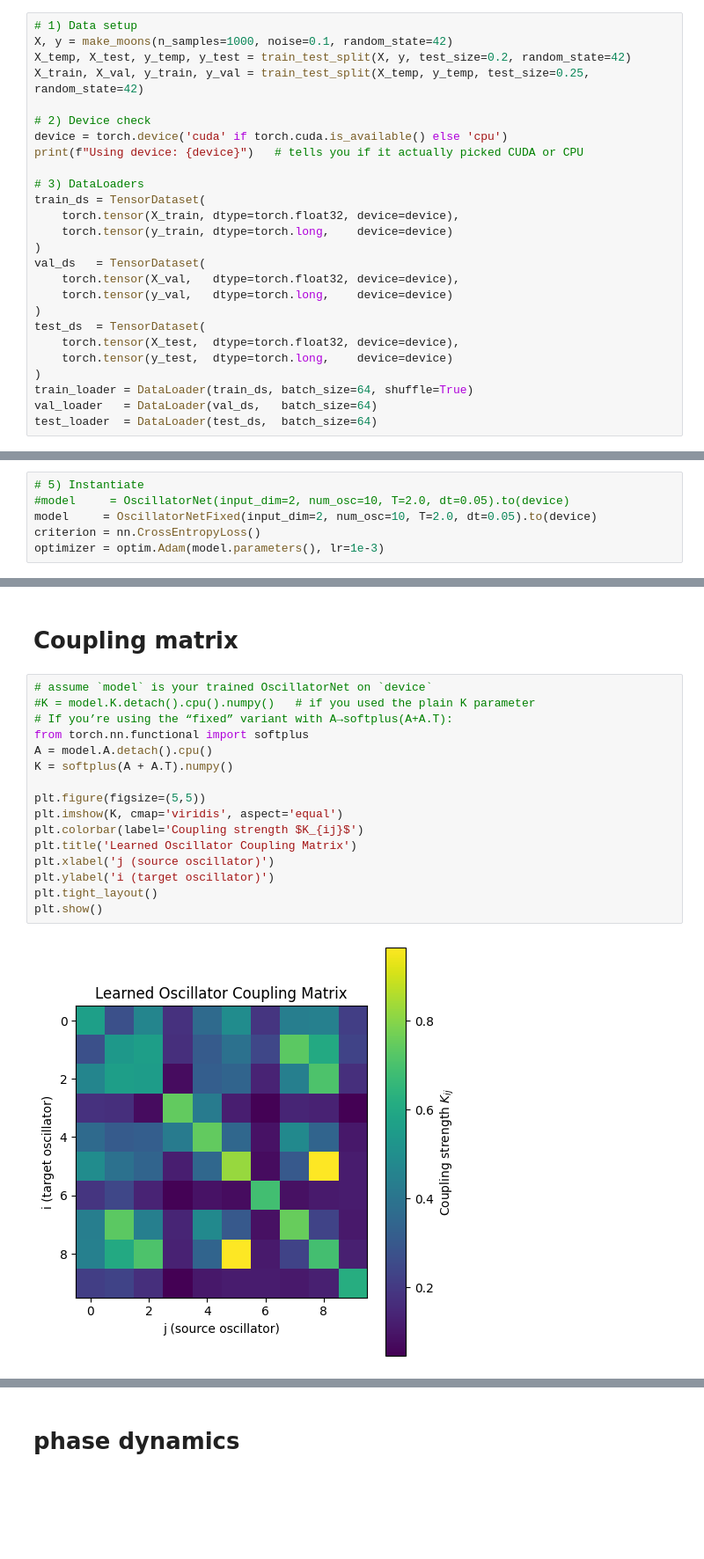
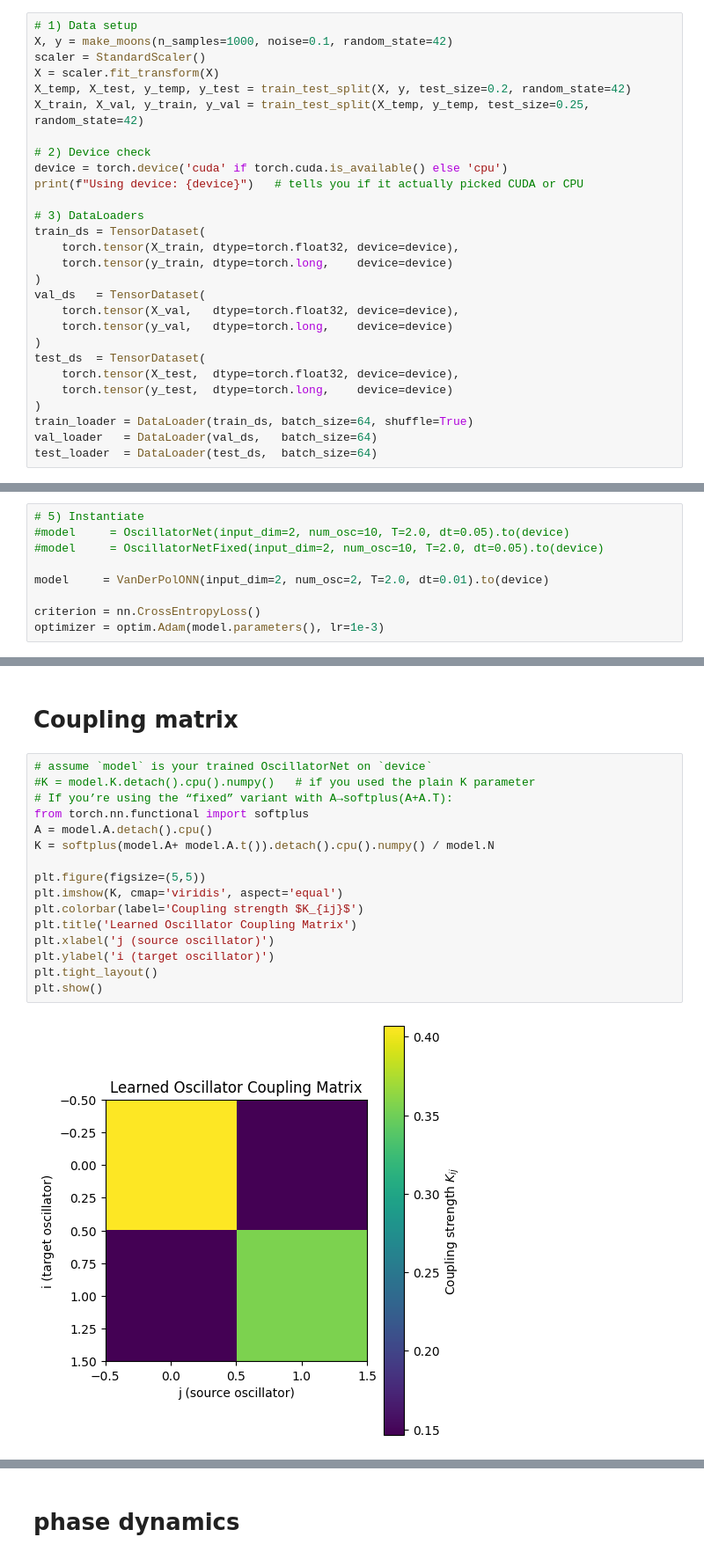
Before and after one commit to seoyumyum/OscillatoryNN, a Jupyter notebook: ONN_Testbench.ipynb, the cells around one changed output, grey strips where cells are left out. Shown at 88% size. Saved outputs shown, nothing was run; the diff lists cells and outputs as text; blank space fills up the shorter version.

```diff
--- a/ONN_Testbench.ipynb
+++ b/ONN_Testbench.ipynb
@@ -121,6 +172,8 @@ class OscillatorNetFixed(nn.Module):
 # %%
 # 1) Data setup
 X, y = make_moons(n_samples=1000, noise=0.1, random_state=42)
+scaler = StandardScaler()
+X = scaler.fit_transform(X)
 X_temp, X_test, y_temp, y_test = train_test_split(X, y, test_size=0.2, random_state=42)
 X_train, X_val, y_train, y_val = train_test_split(X_temp, y_temp, test_size=0.25, random_state=42)
 
@@ -168,7 +221,10 @@ plt.show()
 # %%
 # 5) Instantiate
 #model     = OscillatorNet(input_dim=2, num_osc=10, T=2.0, dt=0.05).to(device)
-model     = OscillatorNetFixed(input_dim=2, num_osc=10, T=2.0, dt=0.05).to(device)
+#model     = OscillatorNetFixed(input_dim=2, num_osc=10, T=2.0, dt=0.05).to(device)
+
+model     = VanDerPolONN(input_dim=2, num_osc=2, T=2.0, dt=0.01).to(device)
+
 criterion = nn.CrossEntropyLoss()
 optimizer = optim.Adam(model.parameters(), lr=1e-3)
 # %%
@@ -303,18 +402,18 @@ Device for inference: cuda
 # %%
 # assume `model` is your trained OscillatorNet on `device`
 #K = model.K.detach().cpu().numpy()   # if you used the plain K parameter
 # If you’re using the “fixed” variant with A→softplus(A+A.T):
 from torch.nn.functional import softplus
 A = model.A.detach().cpu()
-K = softplus(A + A.T).numpy()
+K = softplus(model.A+ model.A.t()).detach().cpu().numpy() / model.N
 
 plt.figure(figsize=(5,5))
 plt.imshow(K, cmap='viridis', aspect='equal')
 plt.colorbar(label='Coupling strength $K_{ij}$')
 plt.title('Learned Oscillator Coupling Matrix')
 plt.xlabel('j (source oscillator)')
 plt.ylabel('i (target oscillator)')
 plt.tight_layout()
 plt.show()
 # %% [output]
-[figure, old version]
+[figure, new version]
```
Also changed, not shown: parts of 15 cells of this notebook, 3 other files.
